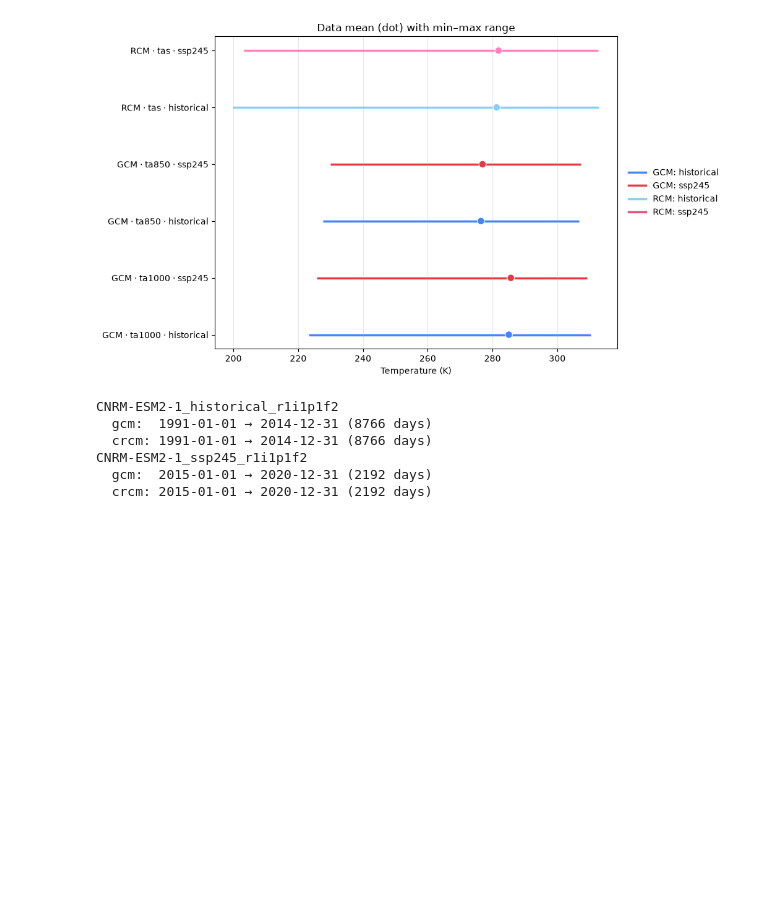
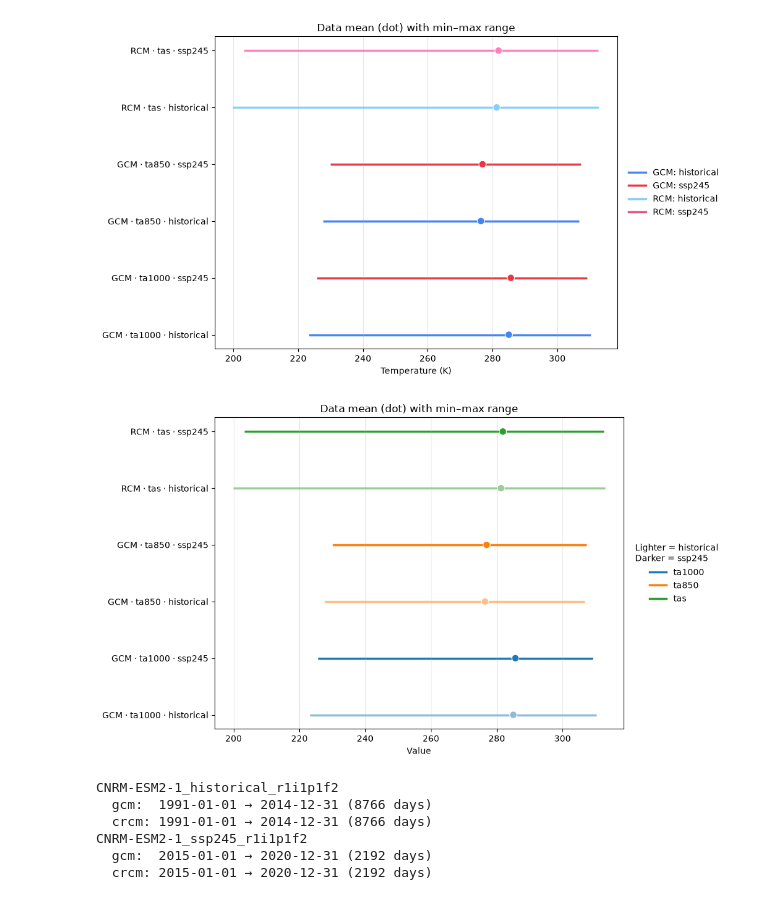
Before and after one commit to Ouranosinc/resoterre, a Jupyter notebook: scripts/meta_workflows/crcm_emulator/01_data_analysis.ipynb, the cells around one changed output. Drawn from its saved outputs; the diff is of its cells as text; code cells hidden in the pictures; blank space fills up the shorter version.

```diff
--- a/scripts/meta_workflows/crcm_emulator/01_data_analysis.ipynb
+++ b/scripts/meta_workflows/crcm_emulator/01_data_analysis.ipynb
@@ -434,6 +434,59 @@ ax.legend(
 fig.tight_layout(rect=[0, 0, 0.80, 1])  # Shrink width to make space for legend
 # %% [output]
 [figure]
+# %%
+plot_df = stats_df.copy()
+
+# Shorten simulation name to scenario for ease of reading
+plot_df["sim_short"] = (
+    plot_df["sim"]
+    .str.replace("CNRM-ESM2-1_", "", regex=False)
+    .str.replace("_r1i1p1f2", "", regex=False)
+)
+
+# Sort by variable and scenario for consistent plotting order
+plot_df = plot_df.sort_values(["variable", "sim_short"]).reset_index(drop=True)
+
+fig, ax = plt.subplots(figsize=(13, 6))
+y = np.arange(len(plot_df))
+
+variables = list(plot_df["variable"].unique())
+cmap = plt.colormaps["tab10"]
+var_colors = {var: cmap(i % 10)[:3] for i, var in enumerate(variables)}
+# Mix with white so historical is lighter than ssp245 for the same variable
+hist_mix = 0.5
+base = np.array([var_colors[v] for v in plot_df["variable"]])
+is_hist = plot_df["sim_short"].eq("historical").to_numpy()[:, None]
+colors = np.where(is_hist, (1.0 - hist_mix) * base + hist_mix, base)
+
+def model_prefix(row):
+    return "RCM" if row["model"].lower() == "crcm" else "GCM"
+
+y_labels = plot_df.apply(lambda row: f'{model_prefix(row)} · {row["variable"]} · {row["sim_short"]}', axis=1)
+
+ax.hlines(y, plot_df["min"], plot_df["max"], color=colors, linewidth=2.5, zorder=1)
+ax.scatter(plot_df["mean"], y, c=colors, s=70, zorder=2, edgecolors="white", linewidths=0.8)
+ax.set_yticks(y)
+ax.set_yticklabels(y_labels)
+ax.set_xlabel("Value")
+ax.set_title("Data mean (dot) with min–max range")
+ax.grid(axis="x", alpha=0.3)
+
+handles = [
+    ax.plot([], [], color=var_colors[var], linewidth=2.5, label=var)[0]
+    for var in variables
+]
+ax.legend(
+    handles=handles,
+    title="Lighter = historical\nDarker = ssp245",
+    frameon=False,
+    loc="center left",
+    bbox_to_anchor=(1.02, 0.5),
+    borderaxespad=0.,
+)
+fig.tight_layout(rect=[0, 0, 0.80, 1])  # Shrink width to make space for legend
+# %% [output]
+[figure, added]
 # %%
 # Display analysis time range for each loaded simulation
 for sim in data_gcm:
```
Also changed, not shown: parts of 2 cells of this notebook.
